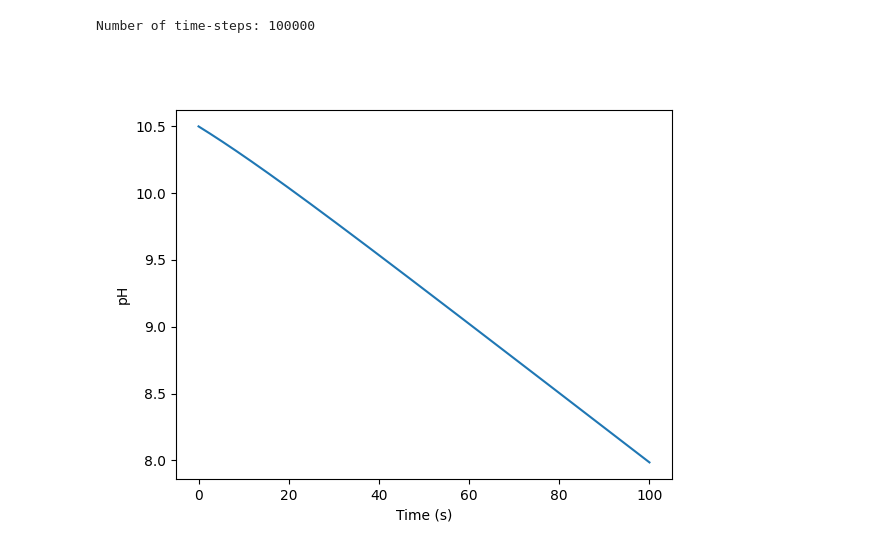
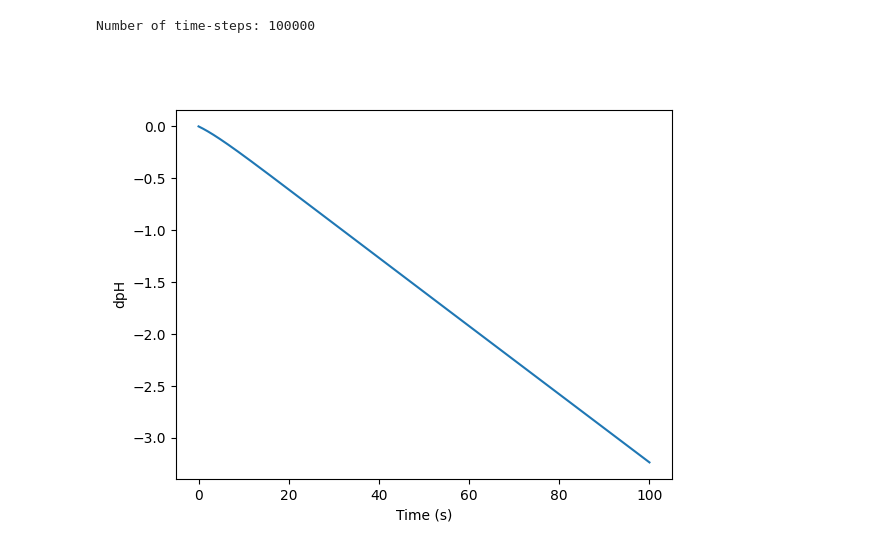
Before and after one commit to kif/hydrolysis, a Jupyter notebook: Kinetic.ipynb, the cells around one changed output. Drawn from its saved outputs; the diff is of its cells as text; code cells hidden in the pictures.

```diff
--- a/Kinetic.ipynb
+++ b/Kinetic.ipynb
@@ -28,27 +28,28 @@ Try with K = 0.1, 0.3,… 1, ….10 to see if it can more or less fit the data (
 # %%
 # define some constants for the calculations:
 k1 = 1
-K = 50
+K = 10
 
 #Initial conditions:
-pH0 = 10.5
+OH0 = 0.0148
 TEOS0 = 48e-3 #mol/L
 t_max = 100 # Simulation time in seconds
 dt = 1e-3 #s time step
 # %%
 #Immediately derived:
 k2 = K*k1
-OH0 = 10.0**-(14-pH0) # [OH-] at start time
+#OH0 = 10.0**-(14-pH0) # [OH-] at start time
+dpH0 = 0
 N = int(t_max/dt) #number of time-stamps
 print(f"Number of time-steps: {N}")
 # %% [output]
 Number of time-steps: 100000
 # %%
 # Prepare some arrays:
-pH = [None] * N
+dpH = [None] * N
 time = [i*dt for i in range(N)]
 # %%
-pH[0] = pH0
+dpH[0] = dpH0
 OH = OH0
 M = 0.0
 B = 0.0
@@ -67,17 +68,17 @@ for i in range(1, N):
     B += R2
 
     # Record pH
-    pH[i] = 14+log10(OH)
+    dpH[i] = log10(OH)-log10(OH0)
 # %%
 %matplotlib widget
 from matplotlib.pyplot import subplots
 # %%
 fig,ax = subplots()
-ax.plot(time, pH)
+ax.plot(time, dpH)
 ax.set_xlabel("Time (s)")
-ax.set_ylabel("pH")
+ax.set_ylabel("dpH")
 pass
 # %% [output]
-[figure, old version]
+[figure, new version]
 # %%
 with open("results.txt", "w") as f:
```
Also changed, not shown: parts of 4 cells of this notebook, 1 other file.
